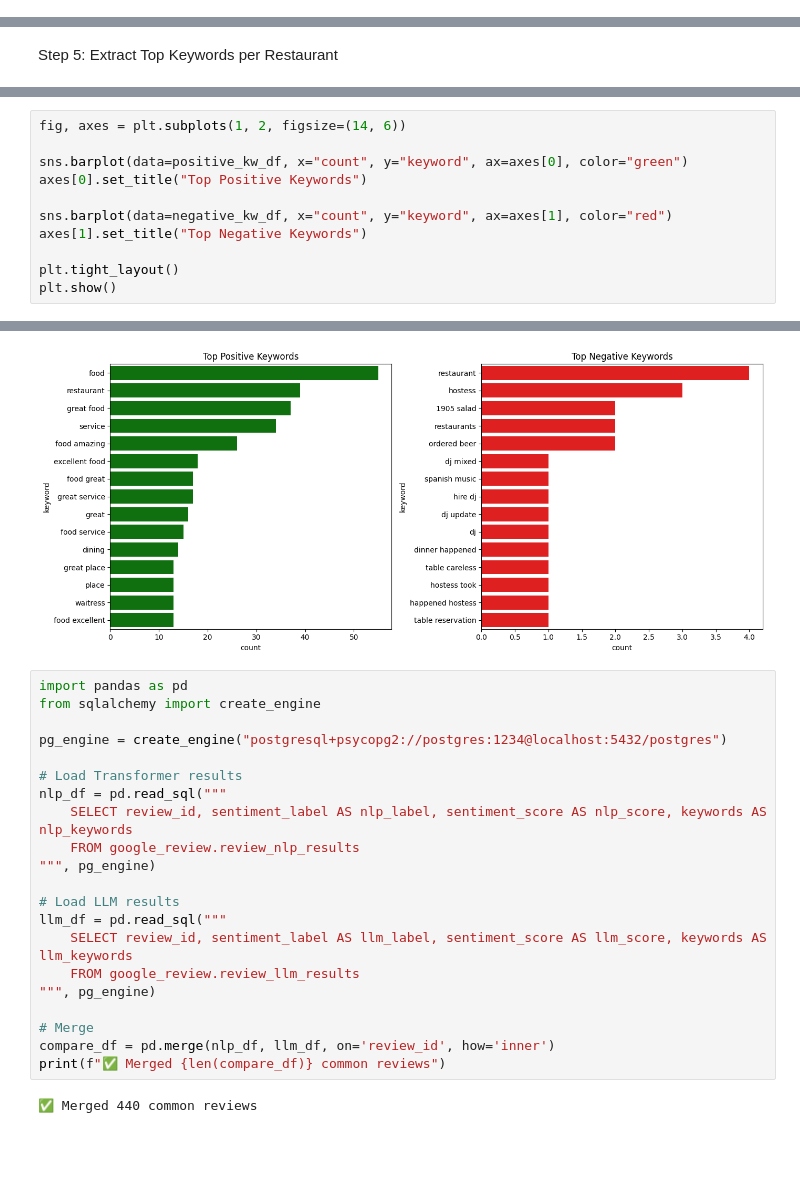
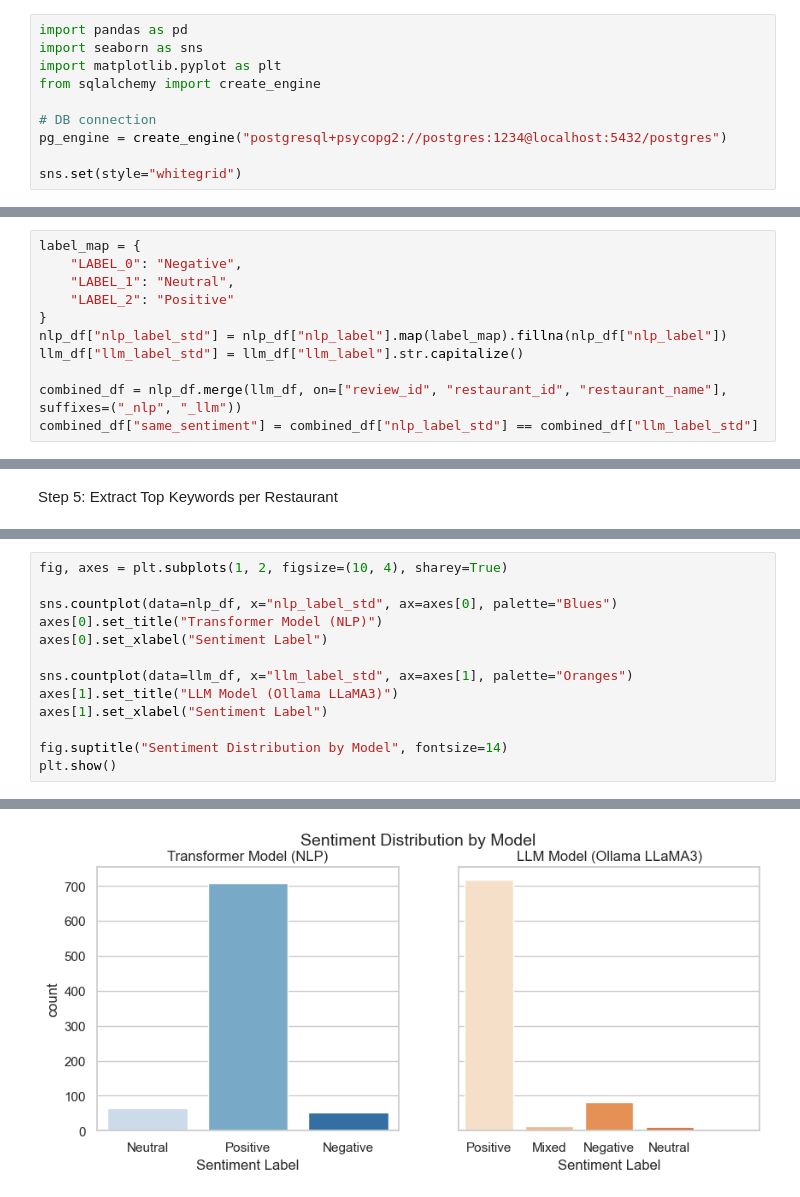
Before and after one commit to Ramisanan/restaurant-sentiment-analysis, a Jupyter notebook: visualization.ipynb, the cells around one changed output, grey strips where cells are left out. Saved outputs shown, nothing was run; the diff lists cells and outputs as text; blank space fills up the shorter version.

```diff
--- a/visualization.ipynb
+++ b/visualization.ipynb
@@ -46,2 +3,12 @@ Loaded 826 reviews across 49 restaurants
+# %%
+import pandas as pd
+import seaborn as sns
+import matplotlib.pyplot as plt
+from sqlalchemy import create_engine
+
+# DB connection
+pg_engine = create_engine("postgresql+psycopg2://postgres:1234@localhost:5432/postgres")
+
+sns.set(style="whitegrid")
 # %% [markdown]
 Step 2: Clean and Parse the Keywords
@@ -81,2 +41,13 @@ df["sentiment_class"] = df["sentiment_label"].map(label_map)
+# %%
+label_map = {
+    "LABEL_0": "Negative",
+    "LABEL_1": "Neutral",
+    "LABEL_2": "Positive"
+}
+nlp_df["nlp_label_std"] = nlp_df["nlp_label"].map(label_map).fillna(nlp_df["nlp_label"])
+llm_df["llm_label_std"] = llm_df["llm_label"].str.capitalize()
+
+combined_df = nlp_df.merge(llm_df, on=["review_id", "restaurant_id", "restaurant_name"], suffixes=("_nlp", "_llm"))
+combined_df["same_sentiment"] = combined_df["nlp_label_std"] == combined_df["llm_label_std"]
 # %% [markdown]
 Step 4: Compute Restaurant-Level Summary
@@ -158,12 +100,14 @@ negative_kw_df = pd.DataFrame(neg_counter.most_common(15), columns=["keyword", "
 # %%
-fig, axes = plt.subplots(1, 2, figsize=(14, 6))
+fig, axes = plt.subplots(1, 2, figsize=(10, 4), sharey=True)
 
-sns.barplot(data=positive_kw_df, x="count", y="keyword", ax=axes[0], color="green")
-axes[0].set_title("Top Positive Keywords")
+sns.countplot(data=nlp_df, x="nlp_label_std", ax=axes[0], palette="Blues")
+axes[0].set_title("Transformer Model (NLP)")
+axes[0].set_xlabel("Sentiment Label")
 
-sns.barplot(data=negative_kw_df, x="count", y="keyword", ax=axes[1], color="red")
-axes[1].set_title("Top Negative Keywords")
+sns.countplot(data=llm_df, x="llm_label_std", ax=axes[1], palette="Oranges")
+axes[1].set_title("LLM Model (Ollama LLaMA3)")
+axes[1].set_xlabel("Sentiment Label")
 
-plt.tight_layout()
+fig.suptitle("Sentiment Distribution by Model", fontsize=14)
 plt.show()
 # %% [output]
@@ -170,24 +121 @@ plt.show()
-[figure, old version]
+[figure, new version]
-# %%
-import pandas as pd
-from sqlalchemy import create_engine
-
-pg_engine = create_engine("postgresql+psycopg2://postgres:1234@localhost:5432/postgres")
-
-# Load Transformer results
-nlp_df = pd.read_sql("""
-    SELECT review_id, sentiment_label AS nlp_label, sentiment_score AS nlp_score, keywords AS nlp_keywords
-    FROM google_review.review_nlp_results
-""", pg_engine)
-
-# Load LLM results
-llm_df = pd.read_sql("""
-    SELECT review_id, sentiment_label AS llm_label, sentiment_score AS llm_score, keywords AS llm_keywords
-    FROM google_review.review_llm_results
-""", pg_engine)
-
-# Merge
-compare_df = pd.merge(nlp_df, llm_df, on='review_id', how='inner')
-print(f"✅ Merged {len(compare_df)} common reviews")
-# %% [output]
-✅ Merged 440 common reviews
```
Also changed, not shown: parts of 20 cells of this notebook.
